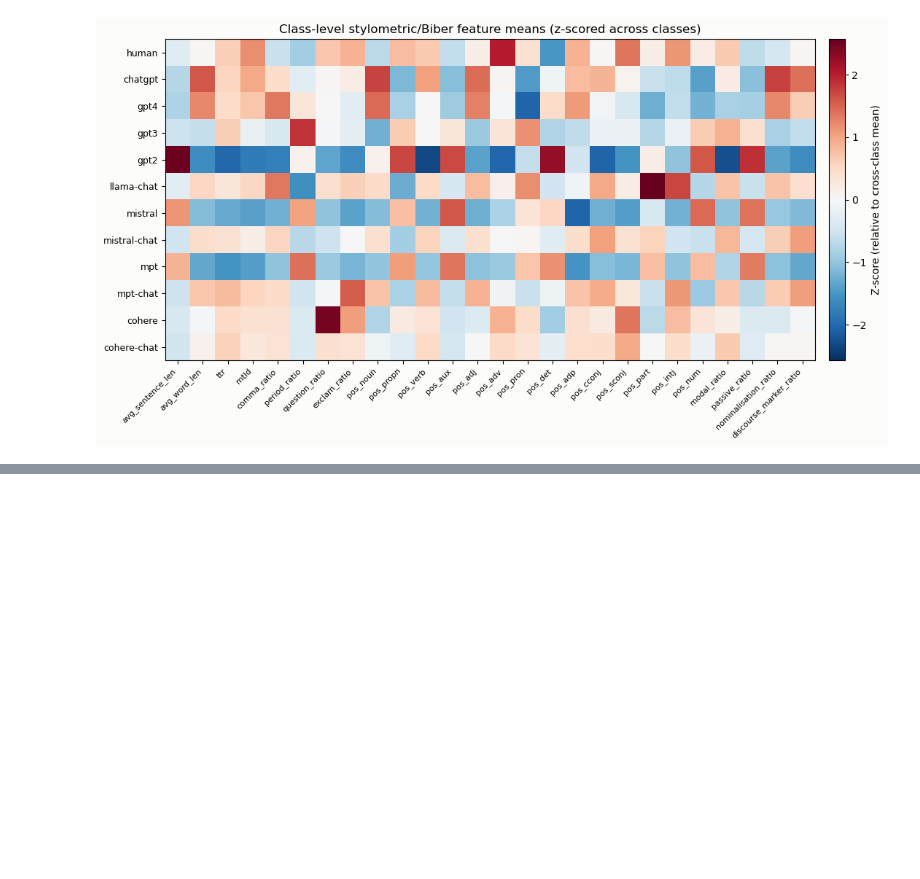
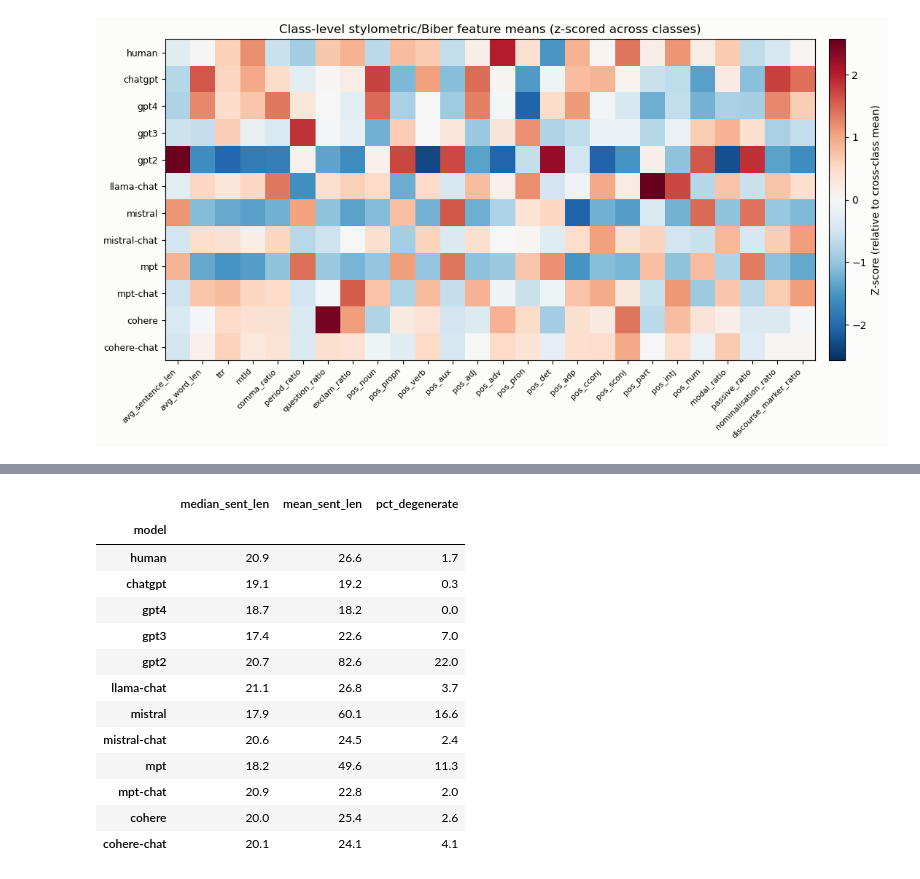
Before and after one commit to zengxinye07/llm-source-attribution, a Jupyter notebook: notebooks/09_interpretability.ipynb, the cells around one changed output, grey strips where cells are left out. Cells and saved outputs as stored; diff of their text form; code cells hidden in the pictures; blank space fills up the shorter version.

```diff
--- a/notebooks/09_interpretability.ipynb
+++ b/notebooks/09_interpretability.ipynb
@@ -212,0 +181,40 @@ with the prompt-leakage caveat rather than as pure evidence of stronger lexical
+# %%
+import spacy
+
+# Independent sentence count via spaCy's rule-based sentencizer (not the
+# regex splitter above) -- cheap (no tagger/parser), just to cross-check.
+nlp_sent = spacy.blank('en')
+nlp_sent.add_pipe('sentencizer')
+
+n_sents_v2 = np.empty(len(clean), dtype=int)
+for i, doc in enumerate(nlp_sent.pipe(clean['text'].tolist(), batch_size=256)):
+    n_sents_v2[i] = sum(1 for _ in doc.sents) or 1
+
+n_words_v2 = clean['text'].str.split().str.len()
+sent_check = pd.DataFrame({
+    'model': y,
+    'avg_sentence_len_v2': n_words_v2 / n_sents_v2,
+    'is_degenerate': n_sents_v2 <= 1,   # whole doc read as one "sentence"
+})
+sent_summary = sent_check.groupby('model').agg(
+    median_sent_len=('avg_sentence_len_v2', 'median'),
+    mean_sent_len=('avg_sentence_len_v2', 'mean'),
+    pct_degenerate=('is_degenerate', lambda s: s.mean() * 100),
+).reindex(config.CLASSES)
+sent_summary.to_csv(config.ARTIFACTS / 'sentence_length_v2.csv')
+sent_summary.round(1)
+# %% [output]
+|  | median_sent_len | mean_sent_len | pct_degenerate |
+| model |  |  |  |
+| human | 20.9 | 26.6 | 1.7 |
+| chatgpt | 19.1 | 19.2 | 0.3 |
+| gpt4 | 18.7 | 18.2 | 0.0 |
+| gpt3 | 17.4 | 22.6 | 7.0 |
+| gpt2 | 20.7 | 82.6 | 22.0 |
+| llama-chat | 21.1 | 26.8 | 3.7 |
+| mistral | 17.9 | 60.1 | 16.6 |
+| mistral-chat | 20.6 | 24.5 | 2.4 |
+| mpt | 18.2 | 49.6 | 11.3 |
+| mpt-chat | 20.9 | 22.8 | 2.0 |
+| cohere | 20.0 | 25.4 | 2.6 |
+| cohere-chat | 20.1 | 24.1 | 4.1 |
```
Also changed, not shown: parts of 3 cells of this notebook, 5 other files.
